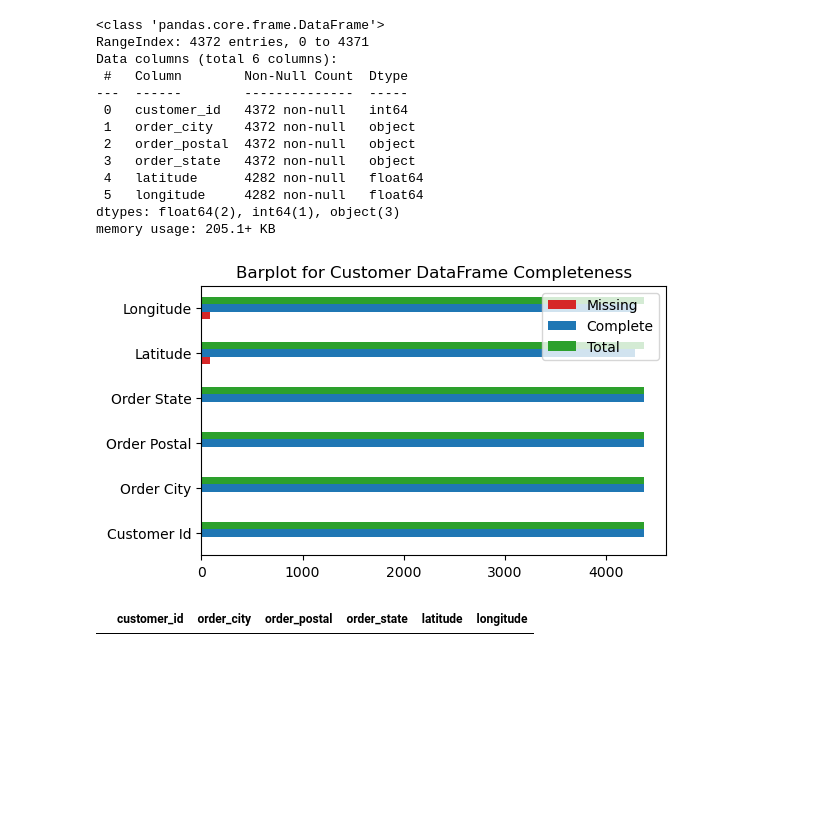
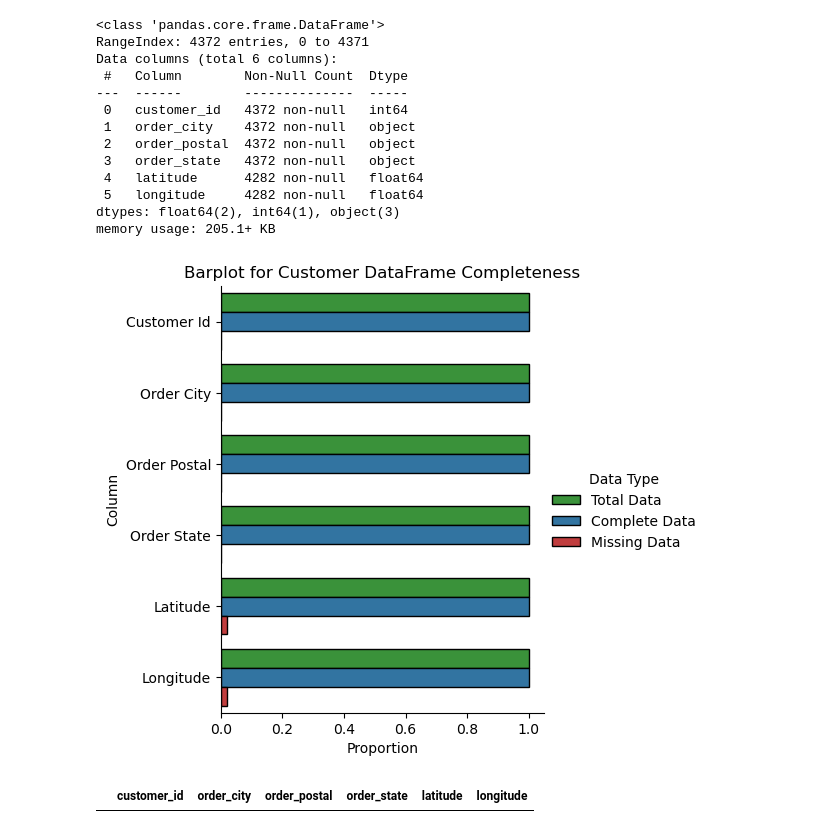
Before and after one commit to jatoapan/Ecommerce_Analytics, a Jupyter notebook: notebooks/1.0_jtd_data_preparation.ipynb, the cells around one changed output. Cells and saved outputs as stored; diff of their text form; code cells hidden in the pictures; blank space fills up the shorter version.

Commit message:
fix: improving plots

```diff
--- a/notebooks/1.0_jtd_data_preparation.ipynb
+++ b/notebooks/1.0_jtd_data_preparation.ipynb
@@ -44,9 +42,10 @@ Data columns (total 6 columns):
 dtypes: float64(2), int64(1), object(3)
 memory usage: 205.1+ KB
 # %%
-plot_completeness_barplot(df=customer_df,title="Barplot for Customer DataFrame Completeness")
+customer_df_columns = list(customer_df.columns)
+plot_completeness_barplot(df=customer_df,column=customer_df_columns,df_name="Customer")
 # %% [output]
-[figure, old version]
+[figure, new version]
 # %%
 duplicated_rows = customer_df.duplicated(keep=False)
 customer_df[duplicated_rows]
```
Also changed, not shown: parts of 8 cells of this notebook, 1 other file.
